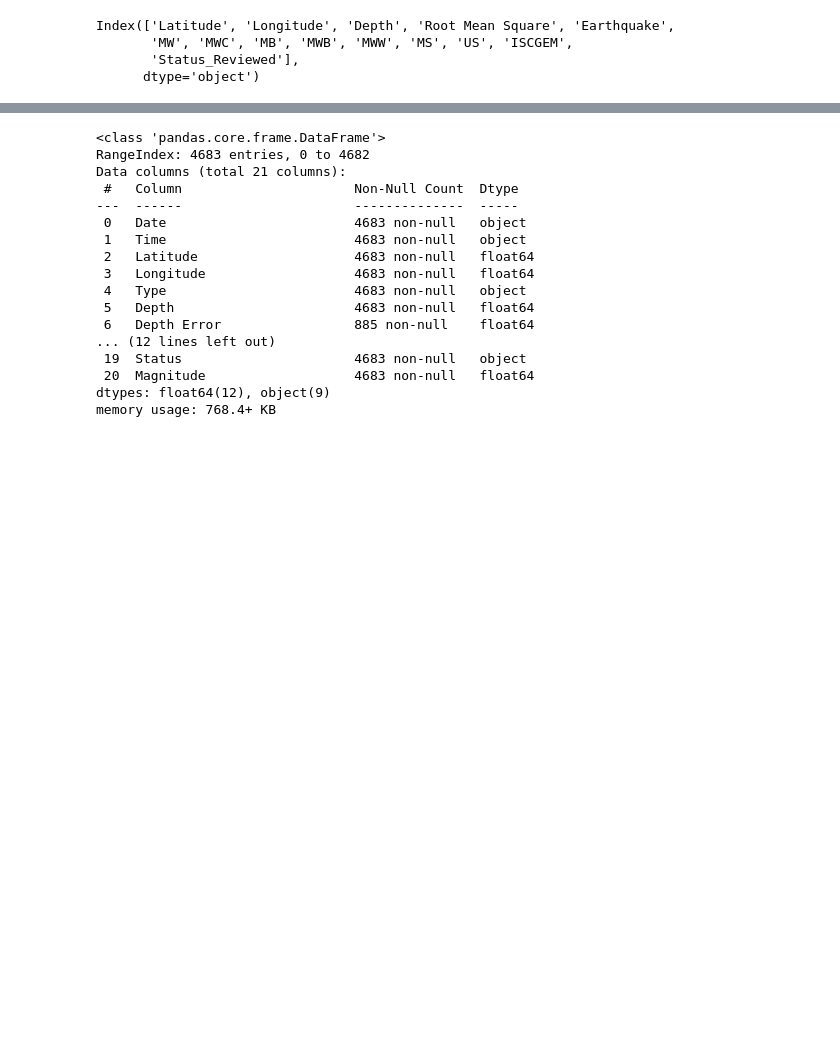
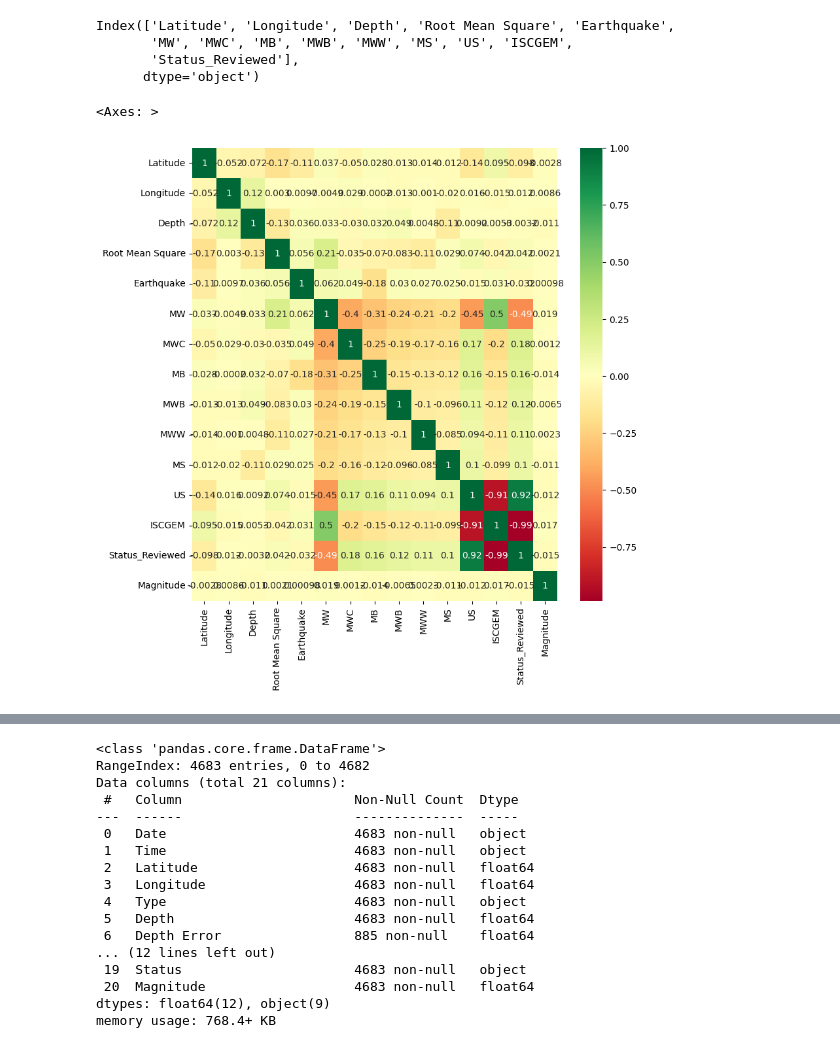
Before and after one commit to nipun1992/EarthquakeMagnitudePrediction, a Jupyter notebook: Earthquake_Magnitude_Prediction.ipynb, the cells around one changed output, grey strips where cells are left out. Cells and saved outputs as stored; diff of their text form; code cells hidden in the pictures; blank space fills up the shorter version.

```diff
--- a/Earthquake_Magnitude_Prediction.ipynb
+++ b/Earthquake_Magnitude_Prediction.ipynb
@@ -928,5 +928,3 @@ Index(['Latitude', 'Longitude', 'Depth', 'Root Mean Square', 'Earthquake',
        'MW', 'MWC', 'MB', 'MWB', 'MWW', 'MS', 'US', 'ISCGEM',
        'Status_Reviewed'],
       dtype='object')
-# %%
-X = X.drop(['ISCGEM'], axis = 1)
@@ -939,2 +931,8 @@ X = X.drop(['US'], axis = 1)
 # %%
 df_train = X.join(Y, how='inner')
+# %%
+plt.figure(figsize=(9,9))
+sns.heatmap(df_train.corr(), annot=True, cmap="RdYlGn")
+# %% [output]
+<Axes: >
+[figure, added]
```
Also changed, not shown: parts of 41 cells of this notebook.
